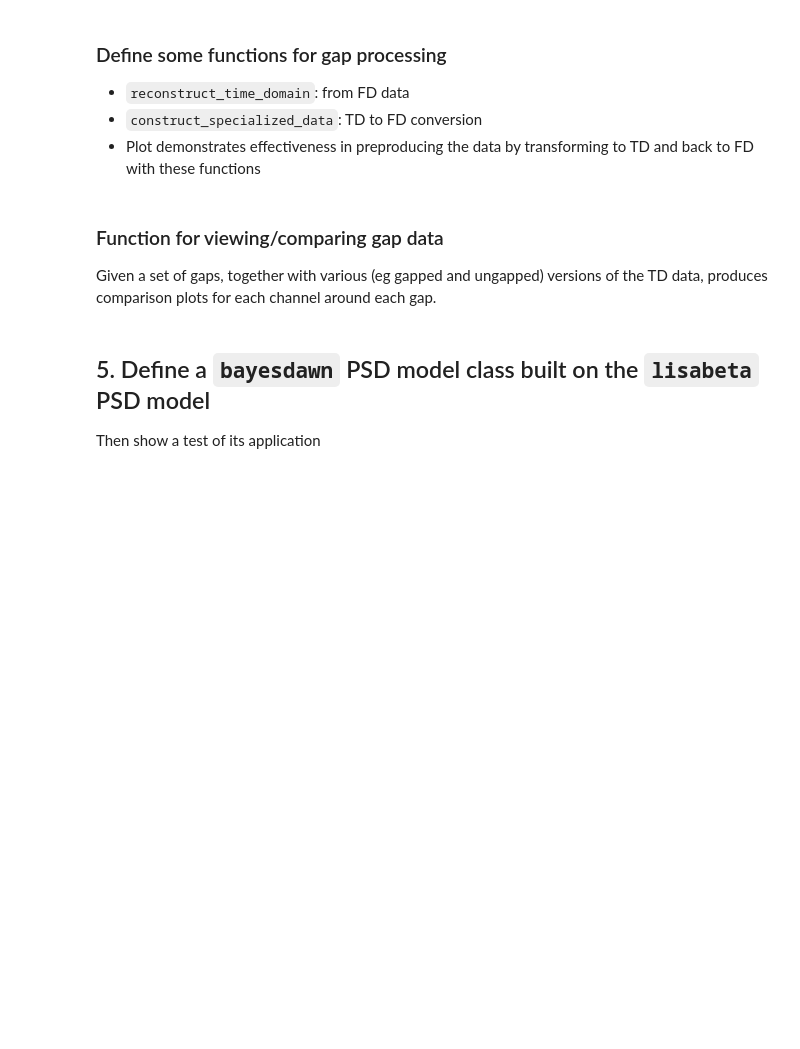
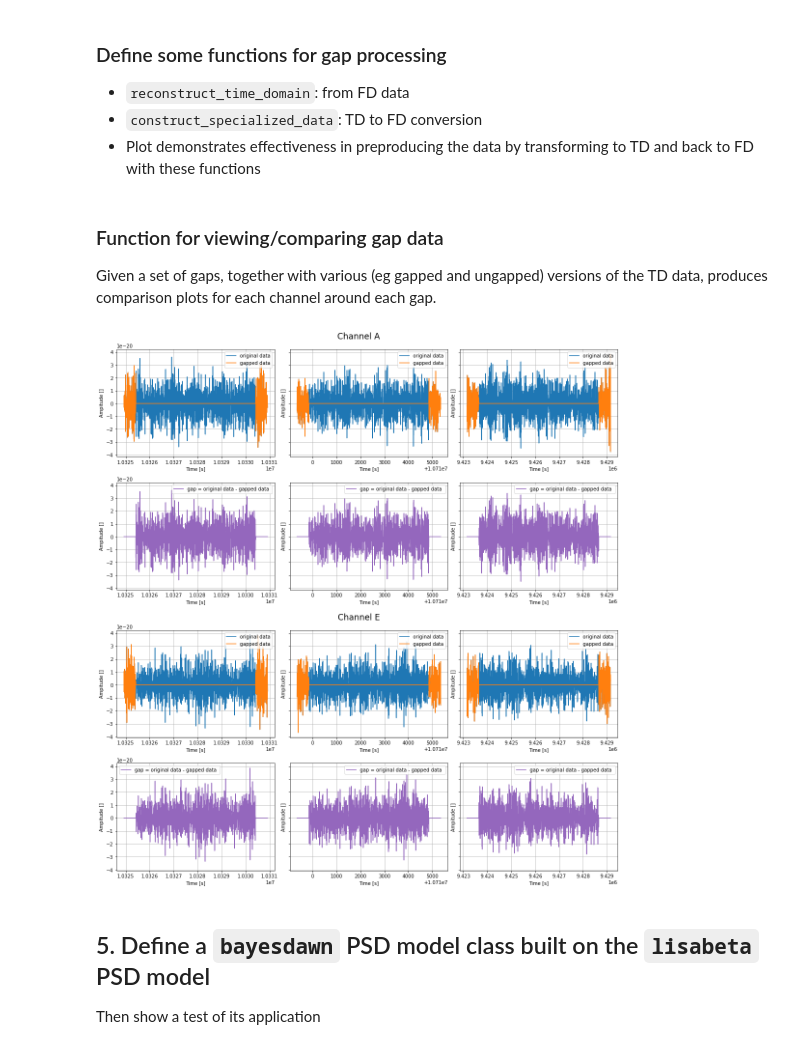
Before and after one commit to qbaghi/bayesdawn, a Jupyter notebook: notebooks/Spritz-MBHB-search-dev-globe.ipynb, the cells around one changed output. Cells and saved outputs as stored; diff of their text form; code cells hidden in the pictures; blank space fills up the shorter version.

```diff
--- a/notebooks/Spritz-MBHB-search-dev-globe.ipynb
+++ b/notebooks/Spritz-MBHB-search-dev-globe.ipynb
@@ -483,0 +363,4 @@ for i in range(n_gaps):
+# %%
+SAVE = False
+n_gaps = 3
+gap_length = 1000
@@ -660,30 +439,3 @@ plot_compare_spectra([datax, yyf, dyy],
 ### Function for viewing/comparing gap data
 
 Given a set of gaps, together with various (eg gapped and ungapped) versions of the TD data, produces comparison plots for each channel around each gap.
-# %%
-def view_gaps(ts, ys, gapstarts, gapends, labels=None):
-    # number of gaps
-    n = len(gapstarts)
-    # plot
-    fig, axs = plt.subplots(nchan*2, n , figsize=[6.4*n, 4.8*nchan*2], squeeze=False)
-
-    for i in range(n):
-        # start and stop indexes for gaps
-        i0 = gapstarts[i] - gaplength
-        iend = gapends[i] + gaplength
-
-        for j in range(nchan):
-            ax = axs[j*2, i]
-            for yi in ys:
-                ax.plot(ts[i0:iend], yi[j][i0:iend].real)
-            ax.plot(ts[i0:iend], np.abs(ys[0][j][i0:iend]))
-            if labels is not None:
-                ax.legend(labels = labels)
-            ax.grid()
-
-            ax = axs[j*2+1,i]
-            for yi in ys[1:]:
-                ax.plot(ts[i0:iend], yi[j][i0:iend].real - ys[0][j][i0:iend].real)
-            if labels is not None:
-                ax.legend(labels=[l+' - '+labels[0] for l in labels[1:]])
-            ax.grid()
@@ -690,8 +445,16 @@ def view_gaps(ts, ys, gapstarts, gapends, labels=None):
 # %%
-view_gaps(ts,
-          [y, y_masked, yy, yyt],
-          gapstarts[:3], gapends[:3],
-          labels=['data', 'gapped', 'generated by func', 'transformed and reconstructed'])
+# view_gaps(ts,
+#           [y, y_masked, yy, yyt],
+#           gapstarts[:3], gapends[:3],
+#           labels=['data', 'gapped', 'generated by func', 'transformed and reconstructed'])
+
+view_gaps(ts = td_datans['t'],
+          ys = [[td_datans[names] for names in td_datans.dtype.names[1:]]],
+          yg = [td_datans_masked[names] for names in td_datans_masked.dtype.names[1:]],
+          maskinfo = maskinfo, channels = ['A', 'E'],
+          labels=['original data'])
+# %% [output]
+[figure, added]
 # %% [markdown]
 ## 5. Define a `bayesdawn` PSD model class built on the `lisabeta` PSD model
 Then show a test of its application
```
Also changed, not shown: parts of 48 cells of this notebook, 3 other files.
